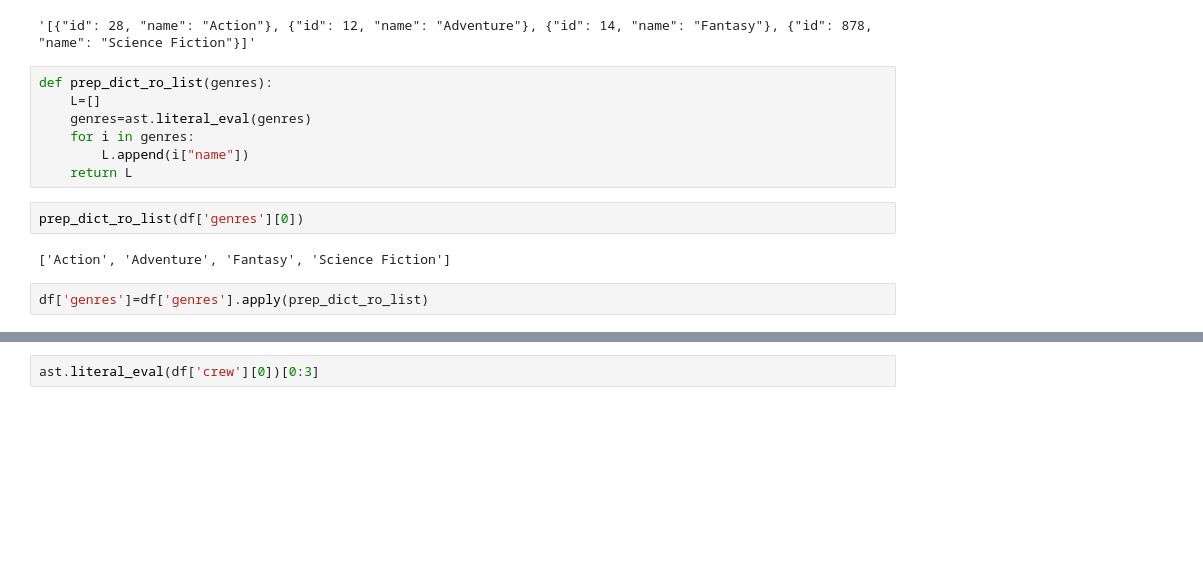
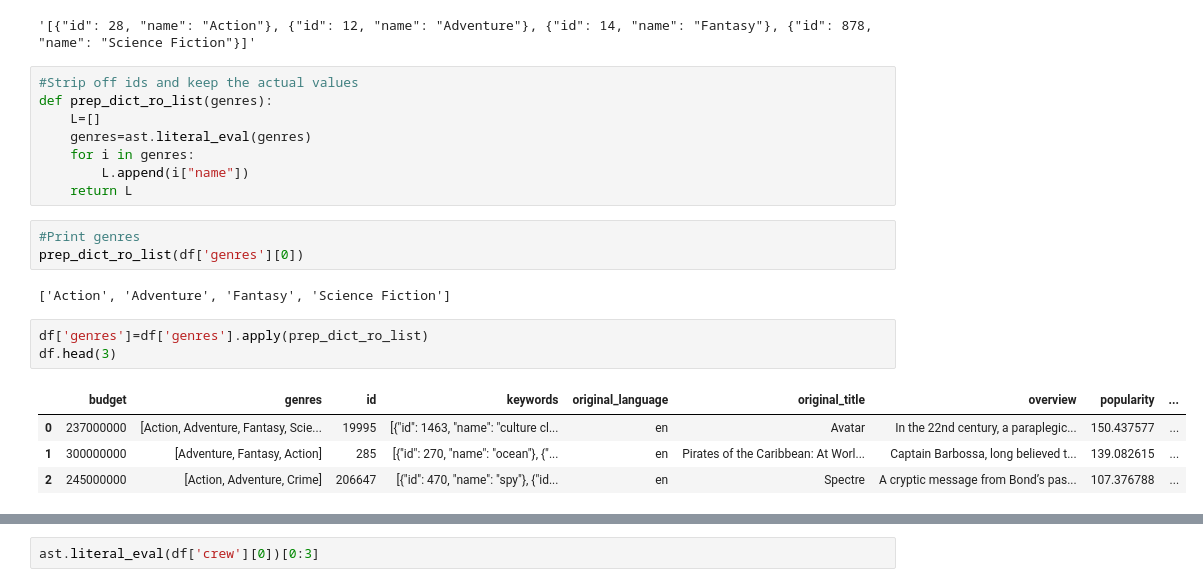
Before and after one commit to saraswatnitin/IMT_RecommendationSystem, a Jupyter notebook: training.ipynb, the cells around one changed output, grey strips where cells are left out. Saved outputs shown, nothing was run; the diff lists cells and outputs as text; blank space fills up the shorter version.

```diff
--- a/training.ipynb
+++ b/training.ipynb
@@ -35,6 +35,7 @@ df['genres'][0]
 # %% [output]
 '[{"id": 28, "name": "Action"}, {"id": 12, "name": "Adventure"}, {"id": 14, "name": "Fantasy"}, {"id": 878, "name": "Science Fiction"}]'
 # %%
+#Strip off ids and keep the actual values
 def prep_dict_ro_list(genres):
     L=[]
     genres=ast.literal_eval(genres)
@@ -42,10 +43,17 @@ def prep_dict_ro_list(genres):
         L.append(i["name"])
     return L
 # %%
+#Print genres
 prep_dict_ro_list(df['genres'][0])
 # %% [output]
 ['Action', 'Adventure', 'Fantasy', 'Science Fiction']
 # %%
 df['genres']=df['genres'].apply(prep_dict_ro_list)
+df.head(3)
+# %% [output]
+|  | budget | genres | id | keywords | original_language | original_title | overview | popularity | ... |
+| 0 | 237000000 | [Action, Adventure, Fantasy, Scie... | 19995 | [{"id": 1463, "name": "culture cl... | en | Avatar | In the 22nd century, a paraplegic... | 150.437577 | ... |
+| 1 | 300000000 | [Adventure, Fantasy, Action] | 285 | [{"id": 270, "name": "ocean"}, {"... | en | Pirates of the Caribbean: At Worl... | Captain Barbossa, long believed t... | 139.082615 | ... |
+| 2 | 245000000 | [Action, Adventure, Crime] | 206647 | [{"id": 470, "name": "spy"}, {"id... | en | Spectre | A cryptic message from Bond’s pas... | 107.376788 | ... |
 # %%
 df['keywords']=df['keywords'].apply(prep_dict_ro_list)
```
Also changed, not shown: parts of 23 cells of this notebook.
